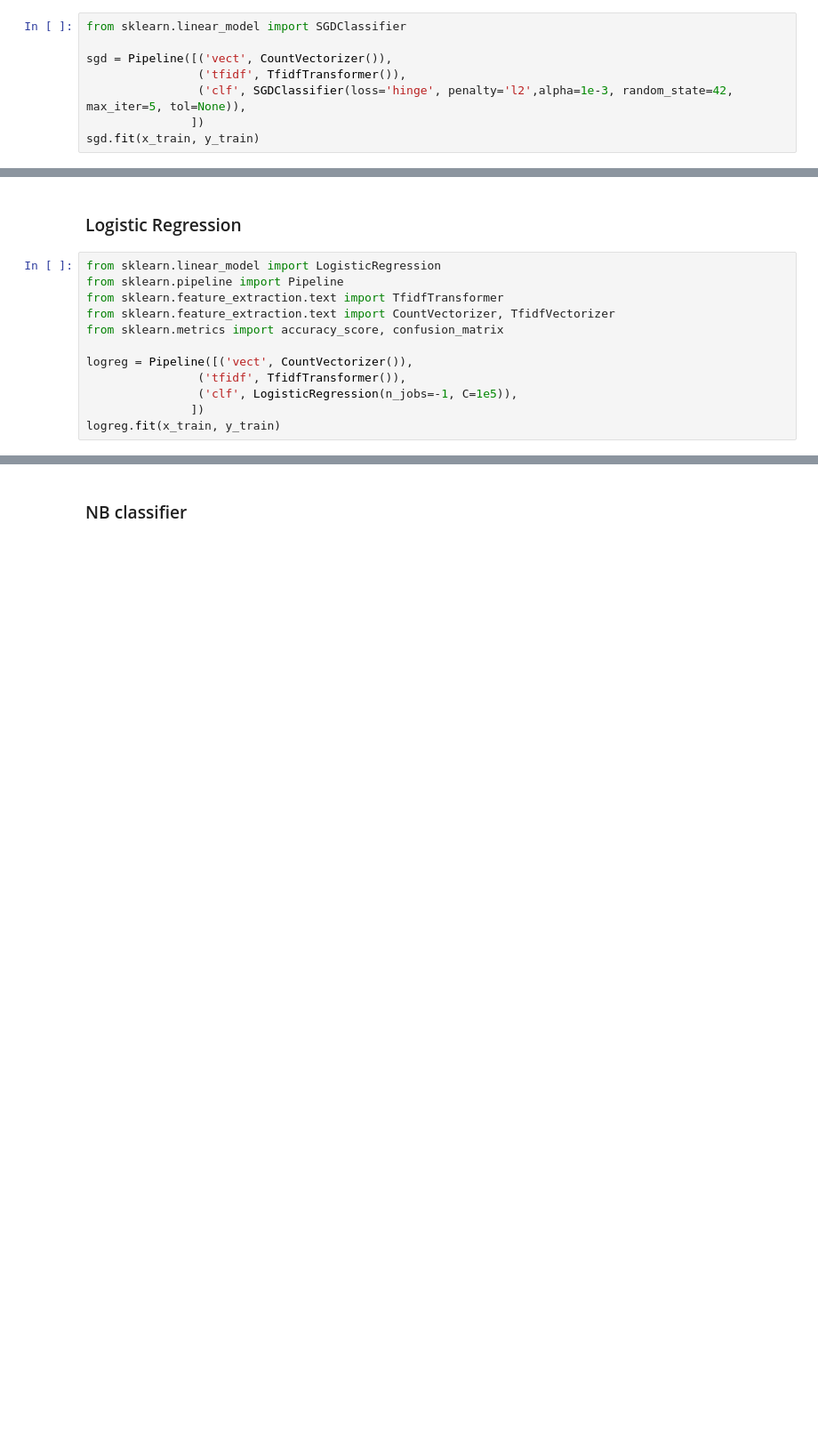
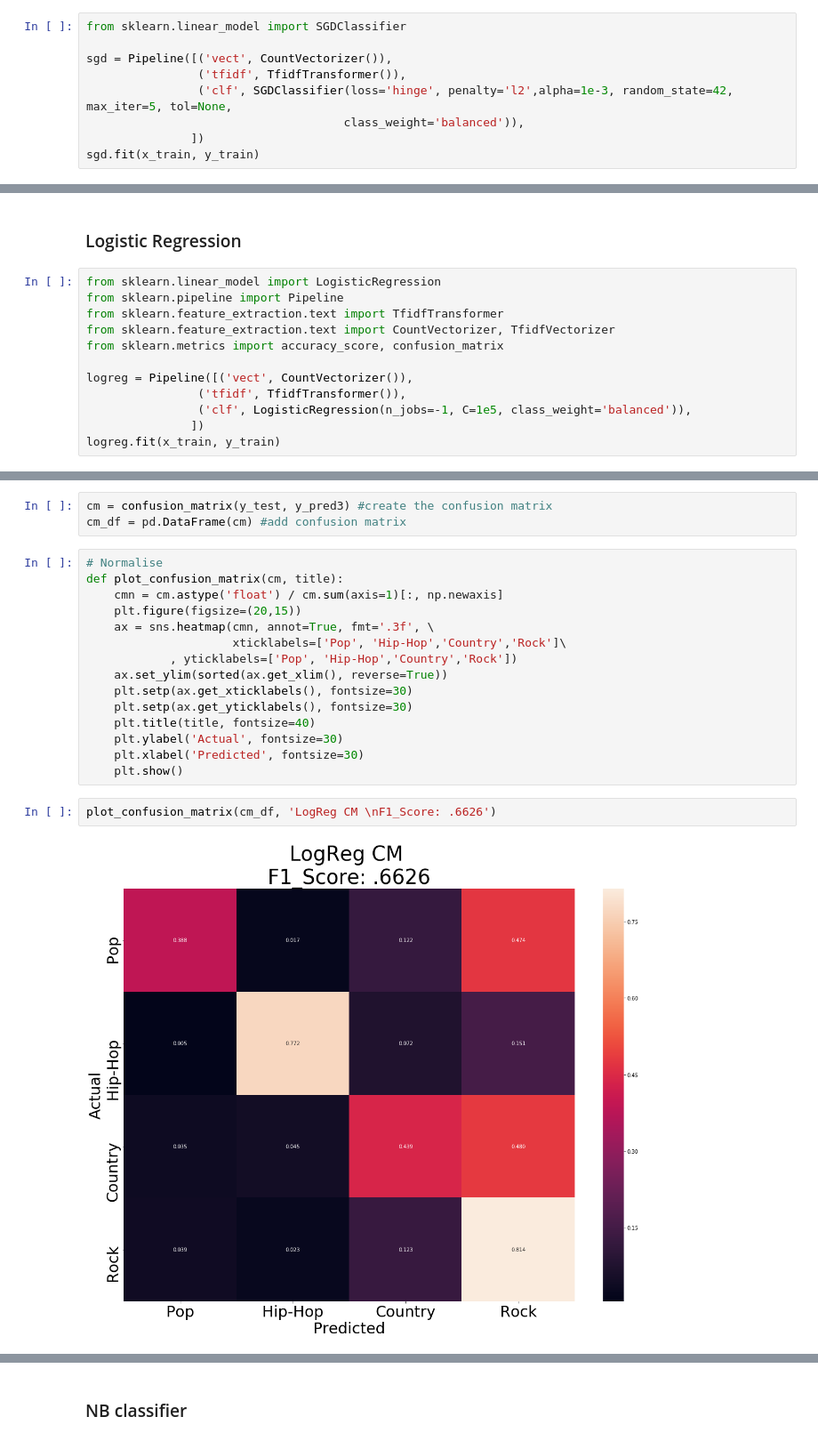
Before and after one commit to jacksonbull87/Genre-Classification-NLP, a Jupyter notebook: Genre_Classification_NLP_Gray.ipynb, the cells around one changed output, grey strips where cells are left out. Shown at 89% size. Cells and saved outputs as stored; diff of their text form; blank space fills up the shorter version.

```diff
--- a/Genre_Classification_NLP_Gray.ipynb
+++ b/Genre_Classification_NLP_Gray.ipynb
@@ -384,6 +370,7 @@ from sklearn.linear_model import SGDClassifier
 
 sgd = Pipeline([('vect', CountVectorizer()),
                 ('tfidf', TfidfTransformer()),
-                ('clf', SGDClassifier(loss='hinge', penalty='l2',alpha=1e-3, random_state=42, max_iter=5, tol=None)),
+                ('clf', SGDClassifier(loss='hinge', penalty='l2',alpha=1e-3, random_state=42, max_iter=5, tol=None,
+                                     class_weight='balanced')),
                ])
 sgd.fit(x_train, y_train)
@@ -422,7 +424,7 @@ from sklearn.metrics import accuracy_score, confusion_matrix
 
 logreg = Pipeline([('vect', CountVectorizer()),
                 ('tfidf', TfidfTransformer()),
-                ('clf', LogisticRegression(n_jobs=-1, C=1e5)),
+                ('clf', LogisticRegression(n_jobs=-1, C=1e5, class_weight='balanced')),
                ])
 logreg.fit(x_train, y_train)
 # %% [output]
@@ -482,0 +467,22 @@ f1_score(y_pred3, y_test, average='weighted')
+# %%
+cm = confusion_matrix(y_test, y_pred3) #create the confusion matrix
+cm_df = pd.DataFrame(cm) #add confusion matrix
+# %%
+# Normalise
+def plot_confusion_matrix(cm, title):
+    cmn = cm.astype('float') / cm.sum(axis=1)[:, np.newaxis]
+    plt.figure(figsize=(20,15))
+    ax = sns.heatmap(cmn, annot=True, fmt='.3f', \
+                     xticklabels=['Pop', 'Hip-Hop','Country','Rock']\
+            , yticklabels=['Pop', 'Hip-Hop','Country','Rock'])
+    ax.set_ylim(sorted(ax.get_xlim(), reverse=True))
+    plt.setp(ax.get_xticklabels(), fontsize=30)
+    plt.setp(ax.get_yticklabels(), fontsize=30)
+    plt.title(title, fontsize=40)
+    plt.ylabel('Actual', fontsize=30)
+    plt.xlabel('Predicted', fontsize=30)
+    plt.show()
+# %%
+plot_confusion_matrix(cm_df, 'LogReg CM \nF1_Score: .6626')
+# %% [output]
+[figure, added]
```
Also changed, not shown: parts of 76 cells of this notebook.
